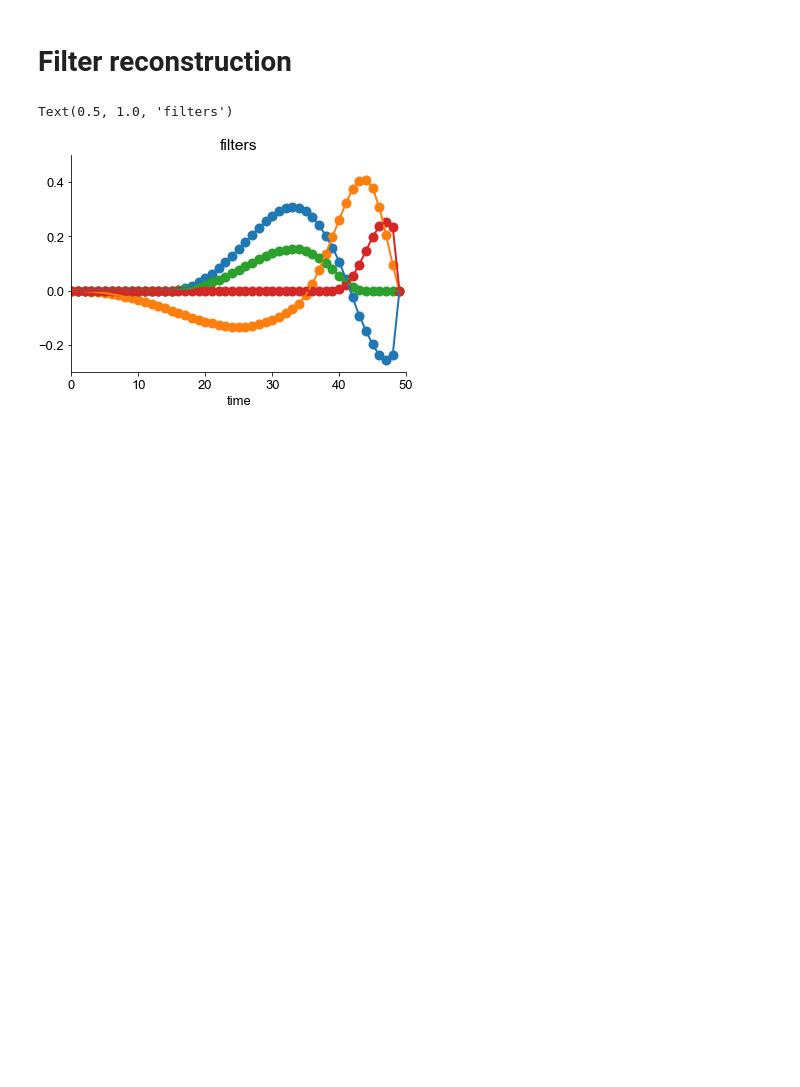
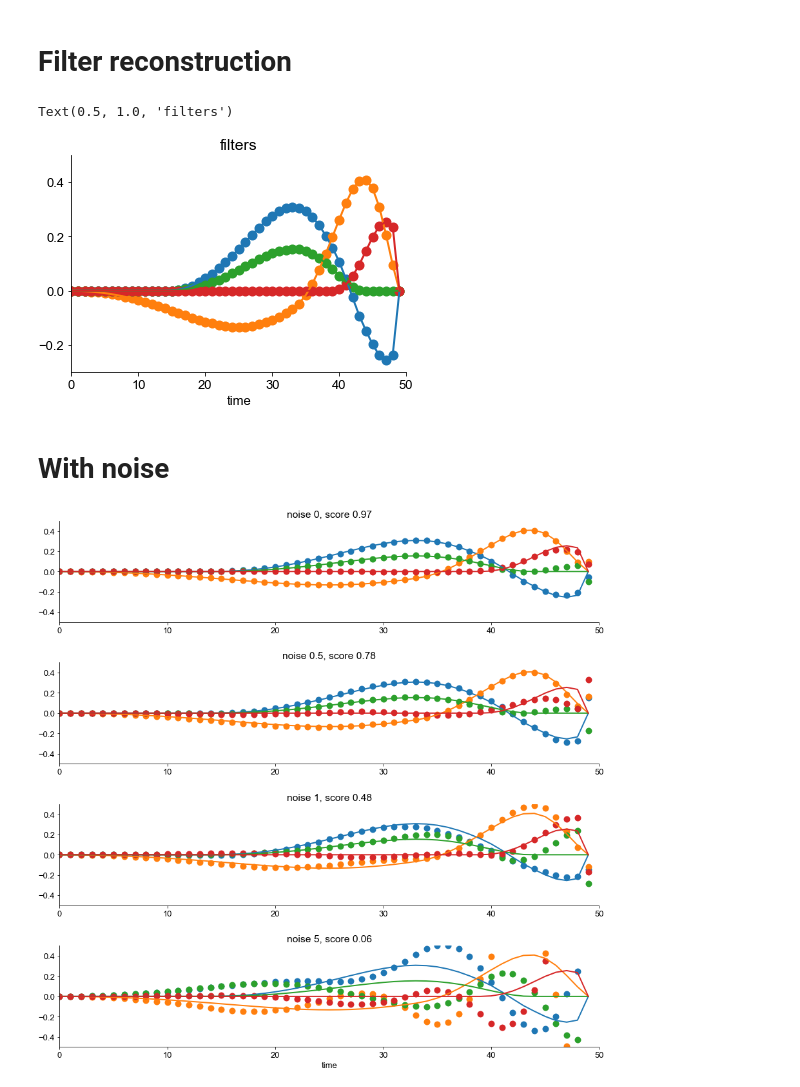
Before and after one commit to janclemenslab/glm_utils, a Jupyter notebook: demo/multiple_inputs.ipynb, the cells around one changed output. Cells and saved outputs as stored; diff of their text form; code cells hidden in the pictures; blank space fills up the shorter version.

```diff
--- a/demo/multiple_inputs.ipynb
+++ b/demo/multiple_inputs.ipynb
@@ -104,3 +105,34 @@ plt.title('filters')
 # %% [output]
 Text(0.5, 1.0, 'filters')
 [figure]
+# %% [markdown]
+# With noise
+# %%
+noise_levels = [0,0.5,1,5]
+plt.figure(figsize=[15,15])
+for ii, noise_level in enumerate(noise_levels):
+    plt.subplot(len(noise_levels),1,ii+1)
+
+    y_noisy = ymulti + np.random.normal(ymulti.mean(), ymulti.std(), ymulti.shape[0])*noise_level # add noise to signal
+
+    # train
+    lr = lm.LinearRegression()
+    lr.fit(Xmulti_b, y_noisy)
+
+    # reconstruct
+    basis_weights = lr.coef_
+    estimated_filters = basis_multi_projection.inverse_transform(basis_weights)
+    estimated_filters = np.squeeze(estimated_filters)
+
+    # plot
+    for ii in range(ninputs):
+        plt.plot(estimated_filters[ii*window_size:(ii+1)*window_size], 'o', linewidth=2, markersize=10)
+    plt.ylim([-0.5,0.5])
+    plt.gca().set_prop_cycle(None)
+    plt.plot(filters, linewidth=2)
+    plt.title(f'noise {noise_level}, score {lr.score(Xmulti_b, y_noisy):0.2f}')
+plt.xlabel('time')
+plt.subplots_adjust(hspace=0.4)
+plt.show()
+# %% [output]
+[figure, added]
```
Also changed, not shown: parts of 7 cells of this notebook, 1 other file.
